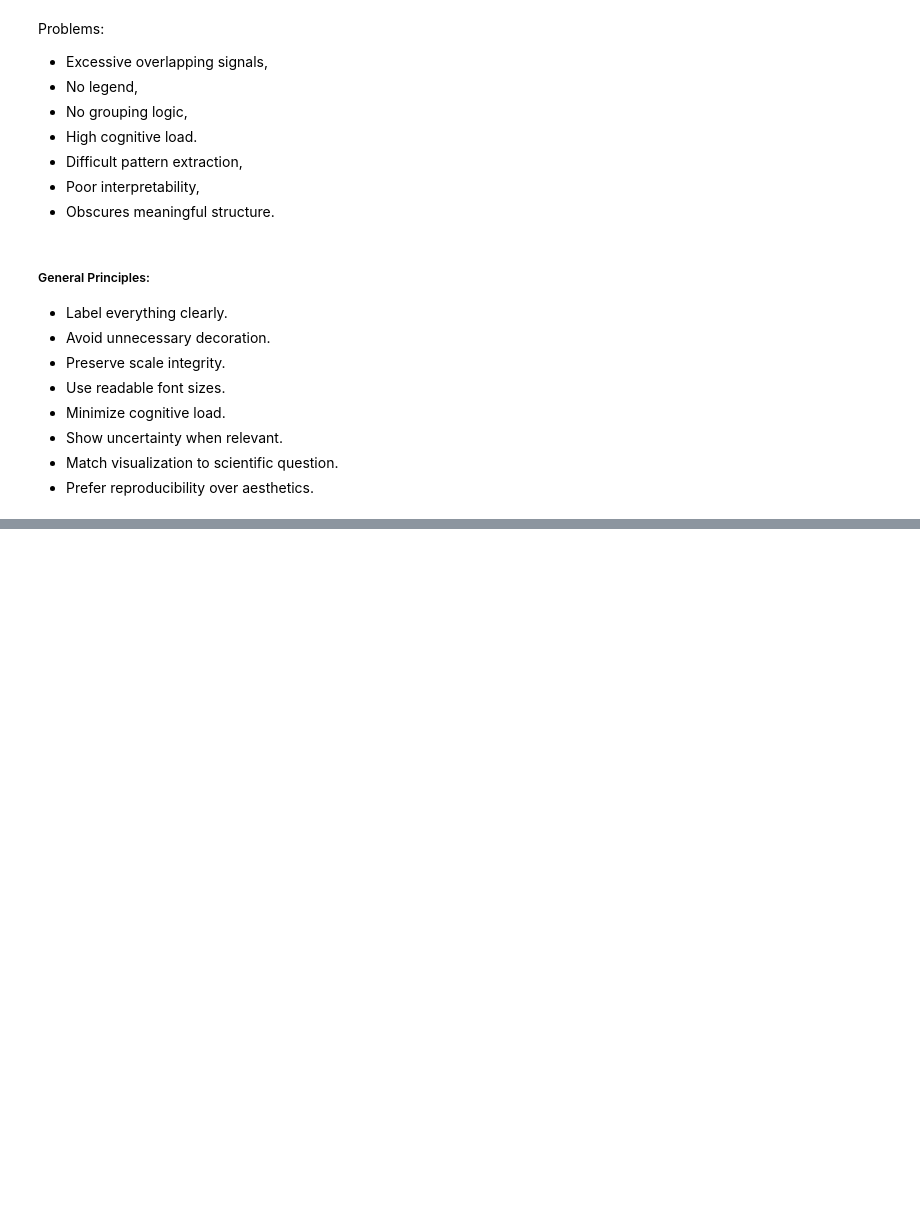
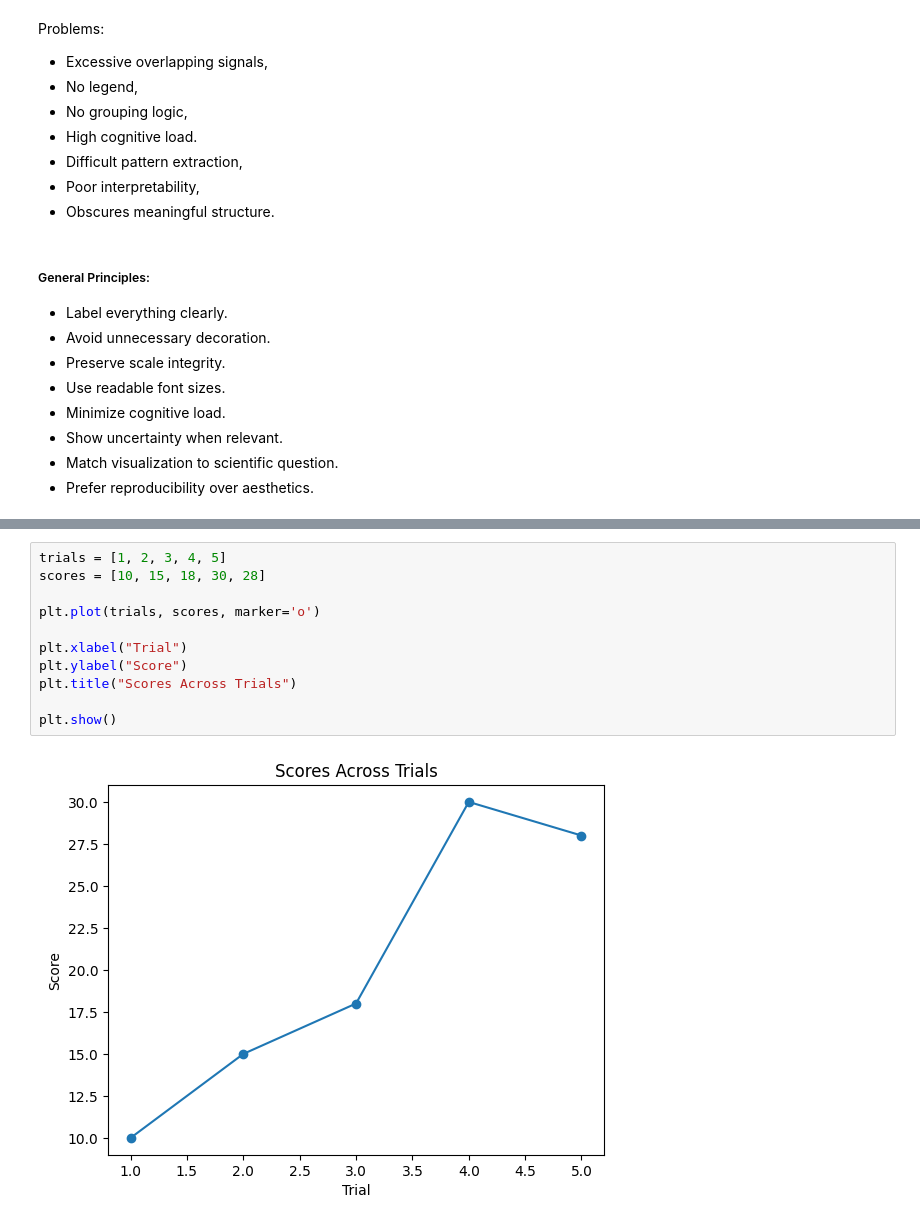
Before and after one commit to erfanjaripour/computational-cognitive-science-training, a Jupyter notebook: Visualization_Practices/Practice01_Foundations_Visualization.ipynb, the cells around one changed output, grey strips where cells are left out. Drawn from its saved outputs; the diff is of its cells as text; blank space fills up the shorter version.

```diff
--- a/Visualization_Practices/Practice01_Foundations_Visualization.ipynb
+++ b/Visualization_Practices/Practice01_Foundations_Visualization.ipynb
@@ -249,0 +287,13 @@ Problems:
+# %%
+trials = [1, 2, 3, 4, 5]
+scores = [10, 15, 18, 30, 28]
+
+plt.plot(trials, scores, marker='o')
+
+plt.xlabel("Trial")
+plt.ylabel("Score")
+plt.title("Scores Across Trials")
+
+plt.show()
+# %% [output]
+[figure, added]
```
Also changed, not shown: parts of 16 cells of this notebook.
